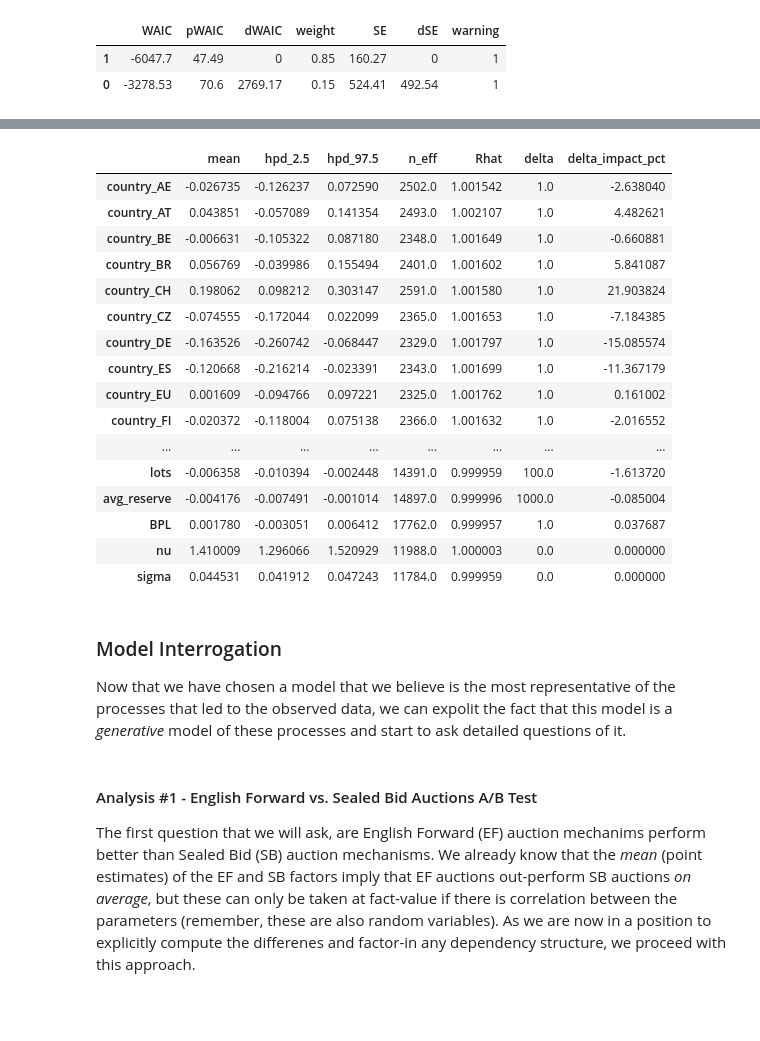
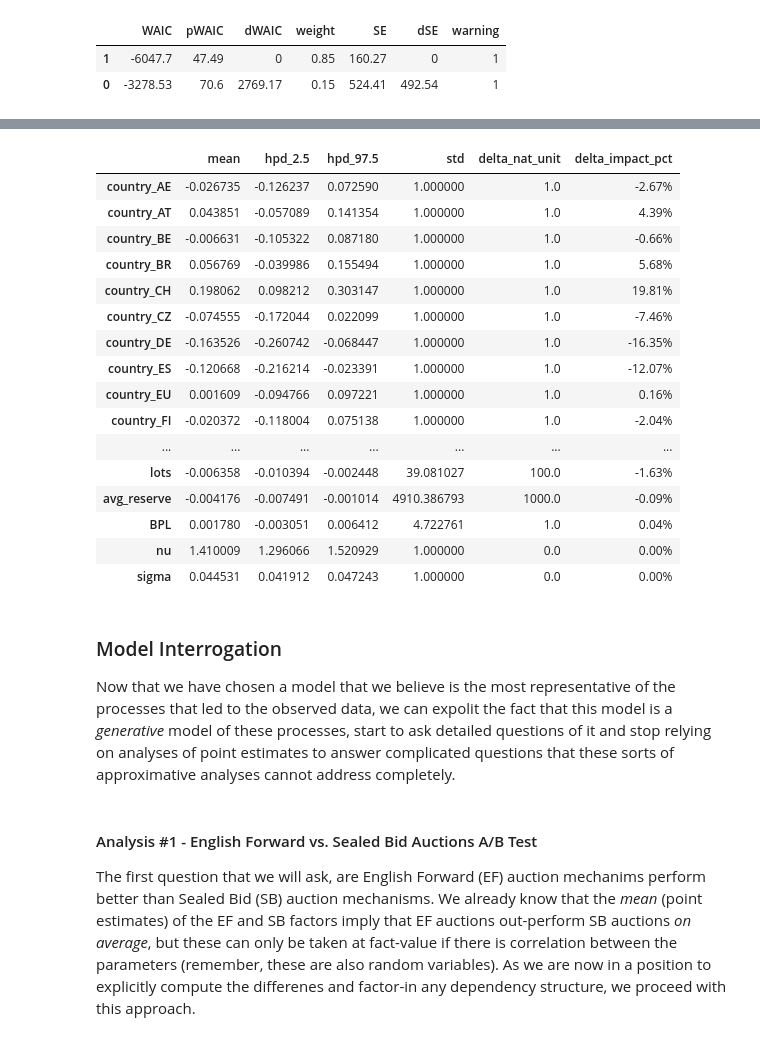
Before and after one commit to AlexIoannides/pymc-example-project, a Jupyter notebook: notebooks/pymc3_bayesian_data_workflow.ipynb, the cells around one changed output, grey strips where cells are left out. Cells and saved outputs as stored; diff of their text form; code cells hidden in the pictures; blank space fills up the shorter version.

```diff
--- a/notebooks/pymc3_bayesian_data_workflow.ipynb
+++ b/notebooks/pymc3_bayesian_data_workflow.ipynb
@@ -757,43 +783,44 @@ $$
 # %%
 num_ivar = ['lots', 'avg_reserve', 'BPL']
 
 param_names = (
     cat_col_levels['country']
     + cat_col_levels['auction_mech']
     + cat_col_levels['start_bids']
     + num_ivar
     + ['nu', 'sigma'])
 
-param_est = pm.df_summary(ror_model_robust_trace)
+param_est = pm.summary(ror_model_robust_trace)
 param_est.index = param_names
 
 param_est['std'] = np.hstack([np.ones(29), model_data[num_ivar].std(), np.ones(2)])
-param_est['delta'] = np.hstack([np.ones(29), np.array([100, 1000, 1], dtype='float32'), np.zeros(2)])
-param_est['delta_impact_pct'] = 100 * (dvar_itfm(param_est['mean'] * param_est['delta'] / param_est['std']) - 1)
+param_est['delta_nat_unit'] = np.hstack([np.ones(29), np.array([100, 1000, 1], dtype='float32'), np.zeros(2)])
+param_est['delta_impact_pct'] = 100 * param_est['mean'] * param_est['delta_nat_unit'] / param_est['std']
+param_est['delta_impact_pct'] = param_est['delta_impact_pct'].apply(lambda x: '{0:.2f}%'.format(x))
 
-results = param_est.drop(['sd', 'mc_error', 'std'], axis=1)
+results = param_est.drop(['sd', 'n_eff', 'Rhat', 'mc_error'], axis=1)
 results
 # %% [output]
-|  | mean | hpd_2.5 | hpd_97.5 | n_eff | Rhat | delta | delta_impact_pct |
-| country_AE | -0.026735 | -0.126237 | 0.072590 | 2502.0 | 1.001542 | 1.0 | -2.638040 |
-| country_AT | 0.043851 | -0.057089 | 0.141354 | 2493.0 | 1.002107 | 1.0 | 4.482621 |
-| country_BE | -0.006631 | -0.105322 | 0.087180 | 2348.0 | 1.001649 | 1.0 | -0.660881 |
-| country_BR | 0.056769 | -0.039986 | 0.155494 | 2401.0 | 1.001602 | 1.0 | 5.841087 |
-| country_CH | 0.198062 | 0.098212 | 0.303147 | 2591.0 | 1.001580 | 1.0 | 21.903824 |
-| country_CZ | -0.074555 | -0.172044 | 0.022099 | 2365.0 | 1.001653 | 1.0 | -7.184385 |
-| country_DE | -0.163526 | -0.260742 | -0.068447 | 2329.0 | 1.001797 | 1.0 | -15.085574 |
-| country_ES | -0.120668 | -0.216214 | -0.023391 | 2343.0 | 1.001699 | 1.0 | -11.367179 |
-| country_EU | 0.001609 | -0.094766 | 0.097221 | 2325.0 | 1.001762 | 1.0 | 0.161002 |
-| country_FI | -0.020372 | -0.118004 | 0.075138 | 2366.0 | 1.001632 | 1.0 | -2.016552 |
-| ... | ... | ... | ... | ... | ... | ... | ... |
-| lots | -0.006358 | -0.010394 | -0.002448 | 14391.0 | 0.999959 | 100.0 | -1.613720 |
-| avg_reserve | -0.004176 | -0.007491 | -0.001014 | 14897.0 | 0.999996 | 1000.0 | -0.085004 |
-| BPL | 0.001780 | -0.003051 | 0.006412 | 17762.0 | 0.999957 | 1.0 | 0.037687 |
-| nu | 1.410009 | 1.296066 | 1.520929 | 11988.0 | 1.000003 | 0.0 | 0.000000 |
-| sigma | 0.044531 | 0.041912 | 0.047243 | 11784.0 | 0.999959 | 0.0 | 0.000000 |
+|  | mean | hpd_2.5 | hpd_97.5 | std | delta_nat_unit | delta_impact_pct |
+| country_AE | -0.026735 | -0.126237 | 0.072590 | 1.000000 | 1.0 | -2.67% |
+| country_AT | 0.043851 | -0.057089 | 0.141354 | 1.000000 | 1.0 | 4.39% |
+| country_BE | -0.006631 | -0.105322 | 0.087180 | 1.000000 | 1.0 | -0.66% |
+| country_BR | 0.056769 | -0.039986 | 0.155494 | 1.000000 | 1.0 | 5.68% |
+| country_CH | 0.198062 | 0.098212 | 0.303147 | 1.000000 | 1.0 | 19.81% |
+| country_CZ | -0.074555 | -0.172044 | 0.022099 | 1.000000 | 1.0 | -7.46% |
+| country_DE | -0.163526 | -0.260742 | -0.068447 | 1.000000 | 1.0 | -16.35% |
+| country_ES | -0.120668 | -0.216214 | -0.023391 | 1.000000 | 1.0 | -12.07% |
+| country_EU | 0.001609 | -0.094766 | 0.097221 | 1.000000 | 1.0 | 0.16% |
+| country_FI | -0.020372 | -0.118004 | 0.075138 | 1.000000 | 1.0 | -2.04% |
+| ... | ... | ... | ... | ... | ... | ... |
+| lots | -0.006358 | -0.010394 | -0.002448 | 39.081027 | 100.0 | -1.63% |
+| avg_reserve | -0.004176 | -0.007491 | -0.001014 | 4910.386793 | 1000.0 | -0.09% |
+| BPL | 0.001780 | -0.003051 | 0.006412 | 4.722761 | 1.0 | 0.04% |
+| nu | 1.410009 | 1.296066 | 1.520929 | 1.000000 | 0.0 | 0.00% |
+| sigma | 0.044531 | 0.041912 | 0.047243 | 1.000000 | 0.0 | 0.00% |
 # %% [markdown]
 ### Model Interrogation
-Now that we have chosen a model that we believe is the most representative of the processes that led to the observed data, we can expolit the fact that this model is a *generative* model of these processes and start to ask detailed questions of it.
+Now that we have chosen a model that we believe is the most representative of the processes that led to the observed data, we can expolit the fact that this model is a *generative* model of these processes, start to ask detailed questions of it and stop relying on analyses of point estimates to answer complicated questions that these sorts of approximative analyses cannot address completely.
 # %% [markdown]
 #### Analysis #1 - English Forward vs. Sealed Bid Auctions A/B Test
 The first question that we will ask, are English Forward (EF) auction mechanims perform better than Sealed Bid (SB) auction mechanisms. We already know that the *mean* (point estimates) of the EF and SB factors imply that EF auctions out-perform SB auctions *on average*, but these can only be taken at fact-value if there is correlation between the parameters (remember, these are also random variables). As we are now in a position to explicitly compute the differenes and factor-in any dependency structure, we proceed with this approach.
```
Also changed, not shown: parts of 11 cells of this notebook.
